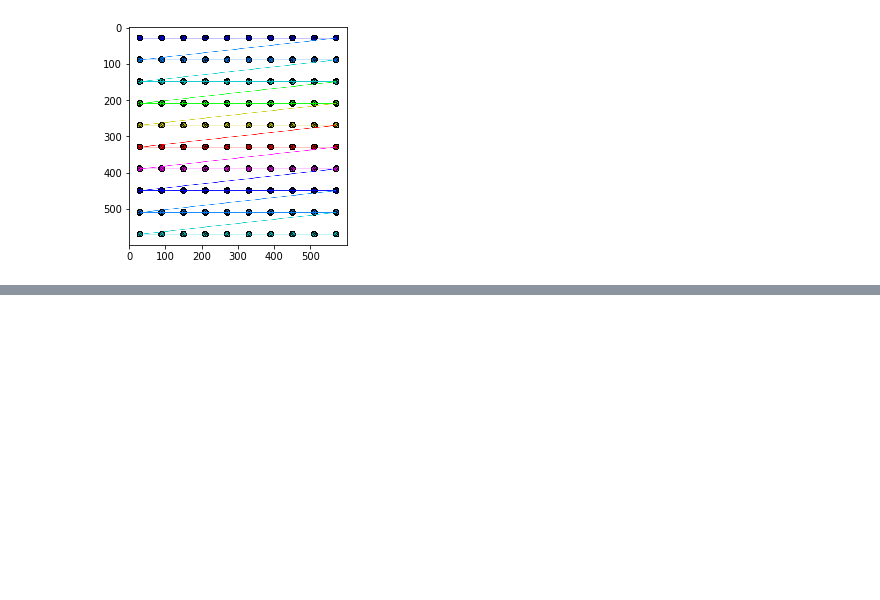
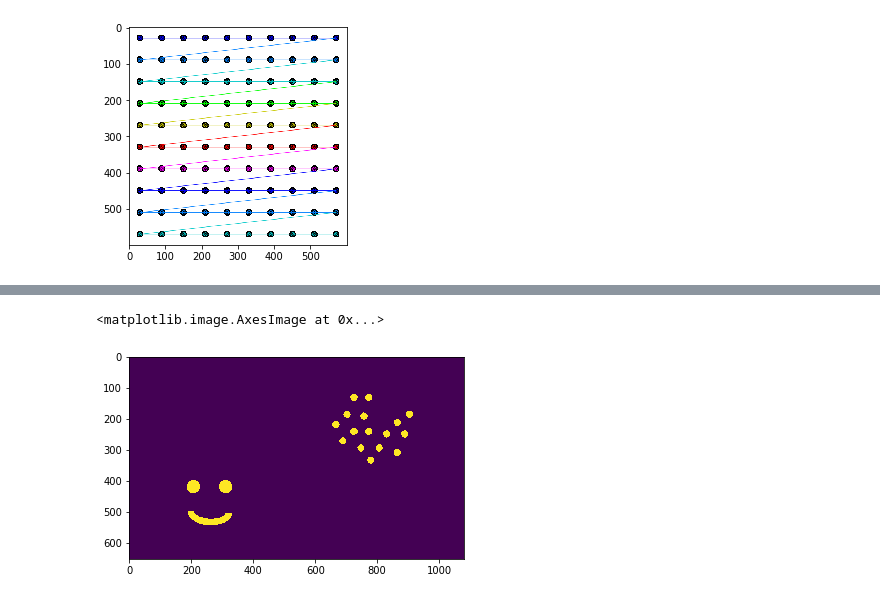
Before and after one commit to fares-ds/Computer_Vision_with_OpenCV_and_TensorFlow, a Jupyter notebook: Object_Detection.ipynb, the cells around one changed output, grey strips where cells are left out. Saved outputs shown, nothing was run; the diff lists cells and outputs as text; code cells hidden in the pictures; blank space fills up the shorter version.

```diff
--- a/Object_Detection.ipynb
+++ b/Object_Detection.ipynb
@@ -282,0 +295,5 @@ plt.imshow(dots)
+# %%
+contours, hierarchy = cv2.findContours(img, cv2.RETR_CCOMP, cv2.CHAIN_APPROX_SIMPLE)
+
+print(type(contours))
+print(len(contours))
@@ -282,0 +320,13 @@ plt.imshow(dots)
+# %%
+internal_contours = np.zeros(img.shape)
+
+for i in range(len(contours)):
+
+    # External contour
+    if hierarchy[0][i][3] != -1:
+        cv2.drawContours(internal_contours, contours, i, 255, -1)
+
+plt.imshow(internal_contours)
+# %% [output]
+<matplotlib.image.AxesImage at 0x...>
+[figure, added]
```
Also changed, not shown: parts of 7 cells of this notebook.
